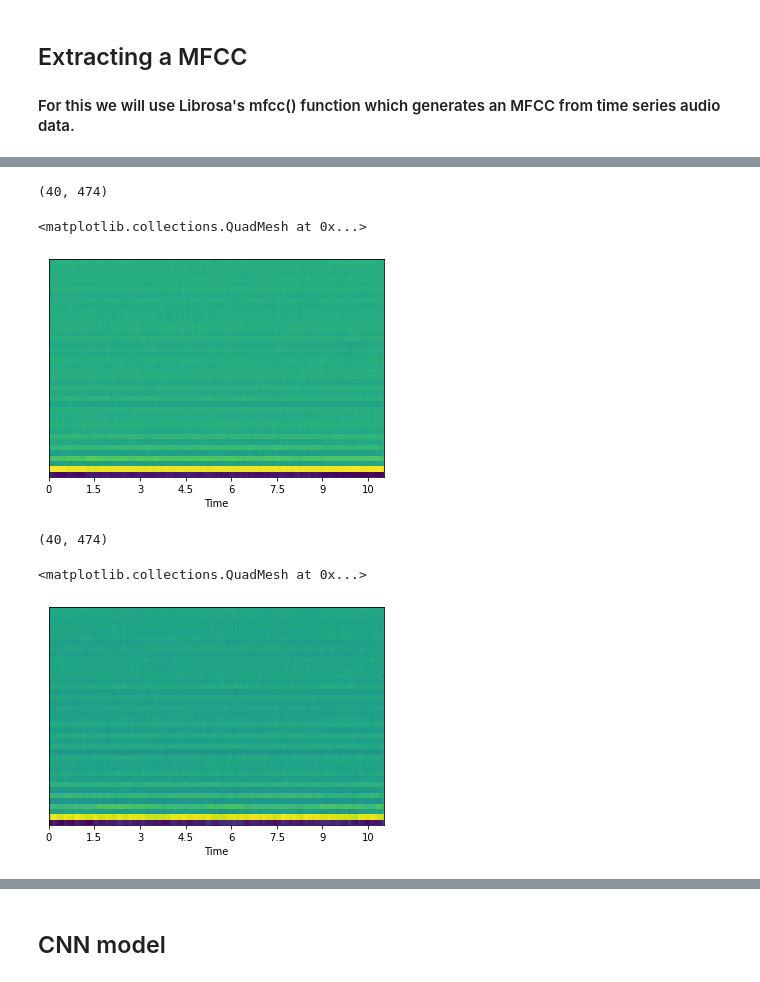
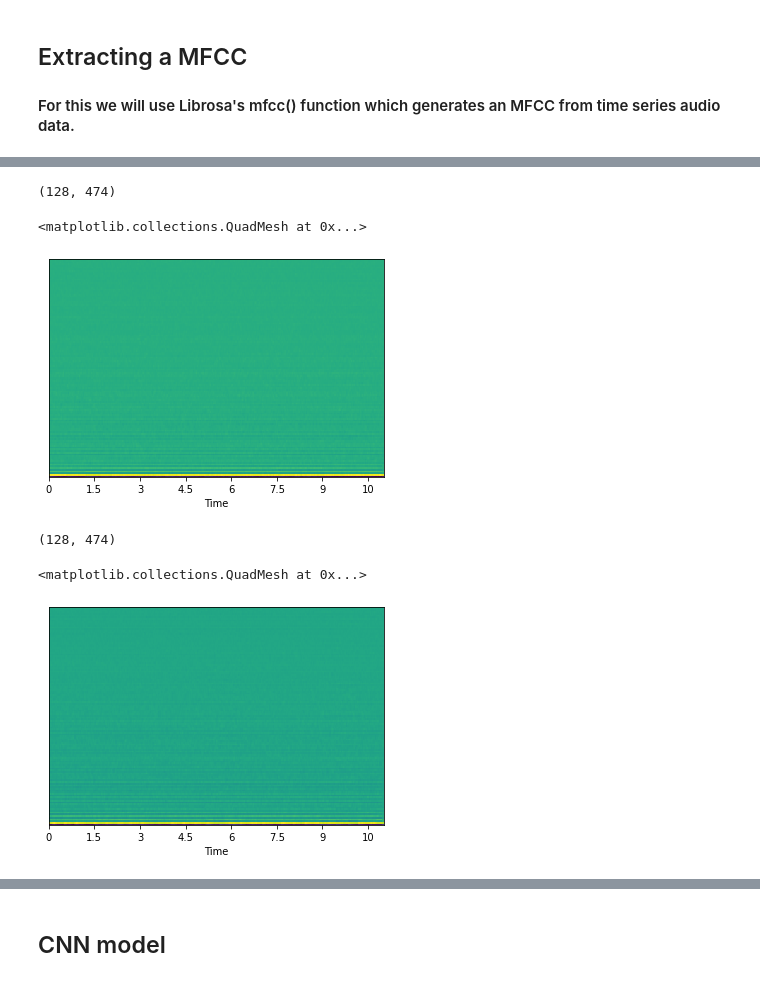
Before and after one commit to coreprinciple6/Acoustic-Scene-Classification, a Jupyter notebook: Tau Task2/data viz and training.ipynb, the cells around one changed output, grey strips where cells are left out. Cells and saved outputs as stored; diff of their text form; code cells hidden in the pictures.

```diff
--- a/Tau Task2/data viz and training.ipynb
+++ b/Tau Task2/data viz and training.ipynb
@@ -90,18 +92,18 @@ librosa.display.specshow(mfccs, sr=librosa_sample_rate, x_axis='time', cmap='vir
 # %%
 #showing mfccs of the given sample
 
 filename = 'E://Repos//Tau_Task2-dataset//toycar-normal_id_05_00000344 .wav'
 
 librosa_audio, librosa_sample_rate = librosa.load(filename)
 
-mfccs = librosa.feature.mfcc(y=librosa_audio, sr=librosa_sample_rate, n_mfcc=40)
+mfccs = librosa.feature.mfcc(y=librosa_audio, sr=librosa_sample_rate, n_mfcc=200)
 print(mfccs.shape)
 import librosa.display
 librosa.display.specshow(mfccs, sr=librosa_sample_rate, x_axis='time', cmap='viridis')
 # %% [output]
-(40, 474)
+(128, 474)
 <matplotlib.collections.QuadMesh at 0x...>
-[figure, old version]
+[figure, new version]
 # %%
 #showing mfccs of the given sample
 
@@ -109,14 +111,14 @@ filename = 'E://Repos//Tau_Task2-dataset//toycar-normal_id_05_00000436 .wav'
 
 librosa_audio, librosa_sample_rate = librosa.load(filename)
 
-mfccs = librosa.feature.mfcc(y=librosa_audio, sr=librosa_sample_rate, n_mfcc=40)
+mfccs = librosa.feature.mfcc(y=librosa_audio, sr=librosa_sample_rate, n_mfcc=200)
 print(mfccs.shape)
 import librosa.display
 librosa.display.specshow(mfccs, sr=librosa_sample_rate, x_axis='time', cmap='viridis')
 # %% [output]
-(40, 474)
+(128, 474)
 <matplotlib.collections.QuadMesh at 0x...>
-[figure, old version]
+[figure, new version]
 # %%
 #function to extract MFCC for all files
 import numpy as np
```
Also changed, not shown: parts of 5 cells of this notebook, 9 other files.
